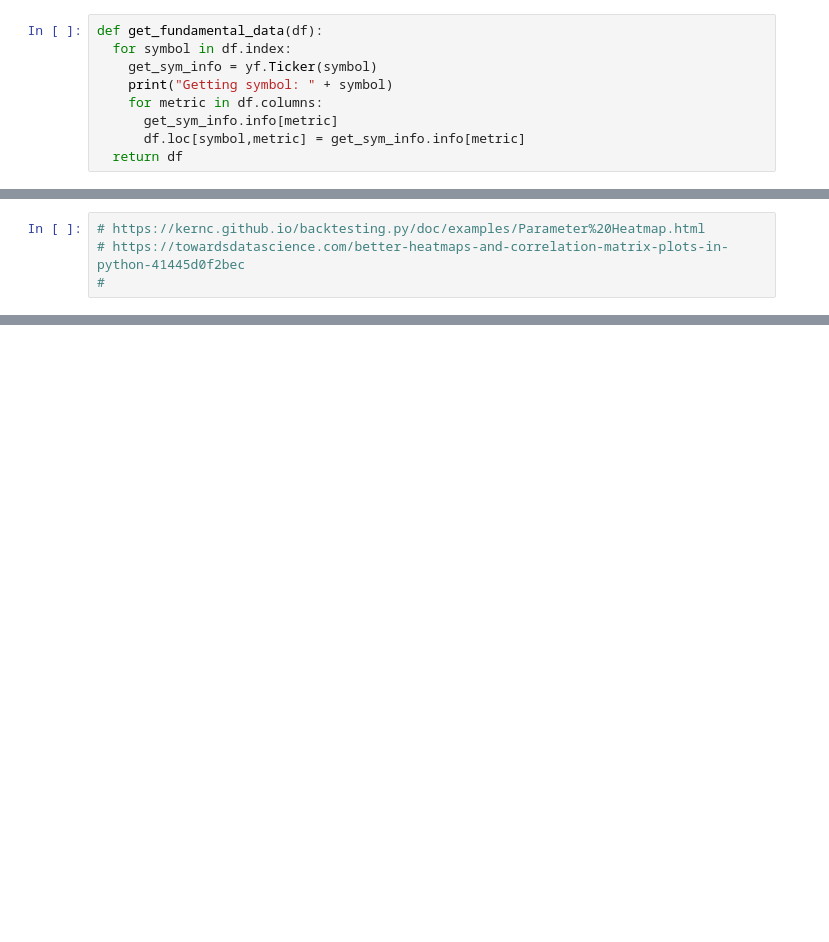
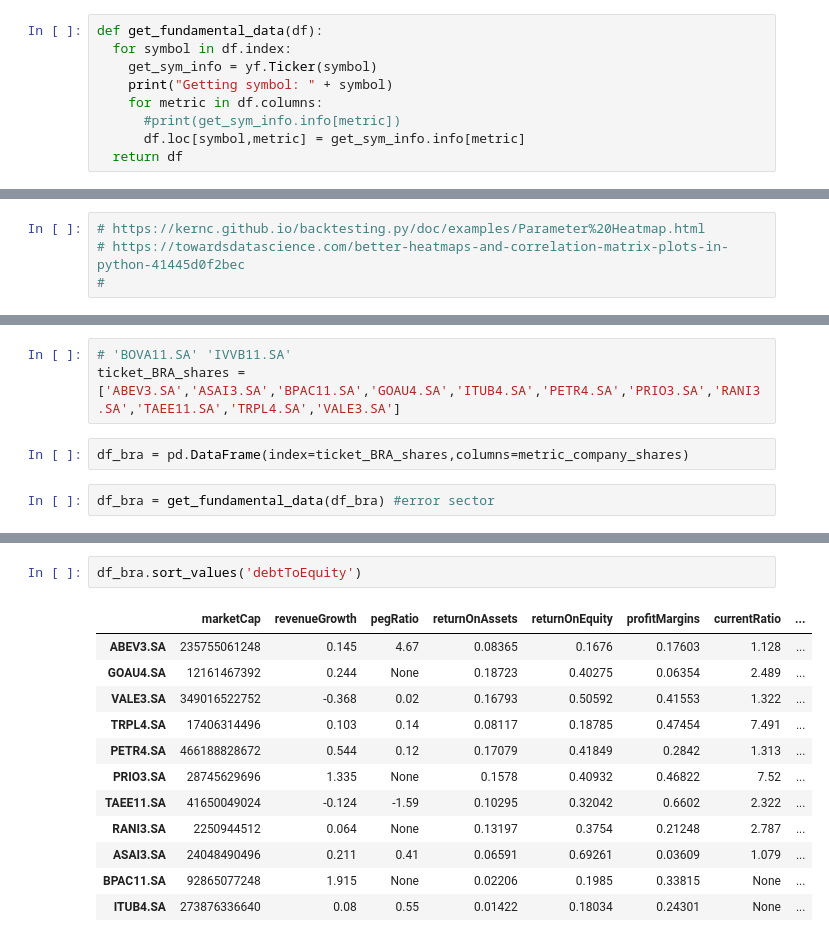
Before and after one commit to hbgit/walletstockanalysis, a Jupyter notebook: ReviewMyWalletStonks_v2.ipynb, the cells around one changed output, grey strips where cells are left out. Cells and saved outputs as stored; diff of their text form; blank space fills up the shorter version.

Commit message:
Add Brazil shares

```diff
--- a/ReviewMyWalletStonks_v2.ipynb
+++ b/ReviewMyWalletStonks_v2.ipynb
@@ -66,7 +68,7 @@ def get_fundamental_data(df):
     get_sym_info = yf.Ticker(symbol)
     print("Getting symbol: " + symbol)
     for metric in df.columns:
-      get_sym_info.info[metric]
+      #print(get_sym_info.info[metric])
       df.loc[symbol,metric] = get_sym_info.info[metric]
   return df
 # %%
@@ -296,0 +302,7 @@ check_fundamentals_data_etfs(df_etfs, rulesFundmentals_gt_etfs)
+# %%
+# 'BOVA11.SA' 'IVVB11.SA'
+ticket_BRA_shares = ['ABEV3.SA','ASAI3.SA','BPAC11.SA','GOAU4.SA','ITUB4.SA','PETR4.SA','PRIO3.SA','RANI3.SA','TAEE11.SA','TRPL4.SA','VALE3.SA']
+# %%
+df_bra = pd.DataFrame(index=ticket_BRA_shares,columns=metric_company_shares)
+# %%
+df_bra = get_fundamental_data(df_bra) #error sector
@@ -296,0 +321,15 @@ check_fundamentals_data_etfs(df_etfs, rulesFundmentals_gt_etfs)
+# %%
+df_bra.sort_values('debtToEquity')
+# %% [output]
+|  | marketCap | revenueGrowth | pegRatio | returnOnAssets | returnOnEquity | profitMargins | currentRatio | ... |
+| ABEV3.SA | 235755061248 | 0.145 | 4.67 | 0.08365 | 0.1676 | 0.17603 | 1.128 | ... |
+| GOAU4.SA | 12161467392 | 0.244 | None | 0.18723 | 0.40275 | 0.06354 | 2.489 | ... |
+| VALE3.SA | 349016522752 | -0.368 | 0.02 | 0.16793 | 0.50592 | 0.41553 | 1.322 | ... |
+| TRPL4.SA | 17406314496 | 0.103 | 0.14 | 0.08117 | 0.18785 | 0.47454 | 7.491 | ... |
+| PETR4.SA | 466188828672 | 0.544 | 0.12 | 0.17079 | 0.41849 | 0.2842 | 1.313 | ... |
+| PRIO3.SA | 28745629696 | 1.335 | None | 0.1578 | 0.40932 | 0.46822 | 7.52 | ... |
+| TAEE11.SA | 41650049024 | -0.124 | -1.59 | 0.10295 | 0.32042 | 0.6602 | 2.322 | ... |
+| RANI3.SA | 2250944512 | 0.064 | None | 0.13197 | 0.3754 | 0.21248 | 2.787 | ... |
+| ASAI3.SA | 24048490496 | 0.211 | 0.41 | 0.06591 | 0.69261 | 0.03609 | 1.079 | ... |
+| BPAC11.SA | 92865077248 | 1.915 | None | 0.02206 | 0.1985 | 0.33815 | None | ... |
+| ITUB4.SA | 273876336640 | 0.08 | 0.55 | 0.01422 | 0.18034 | 0.24301 | None | ... |
```
Also changed, not shown: parts of 12 cells of this notebook.
